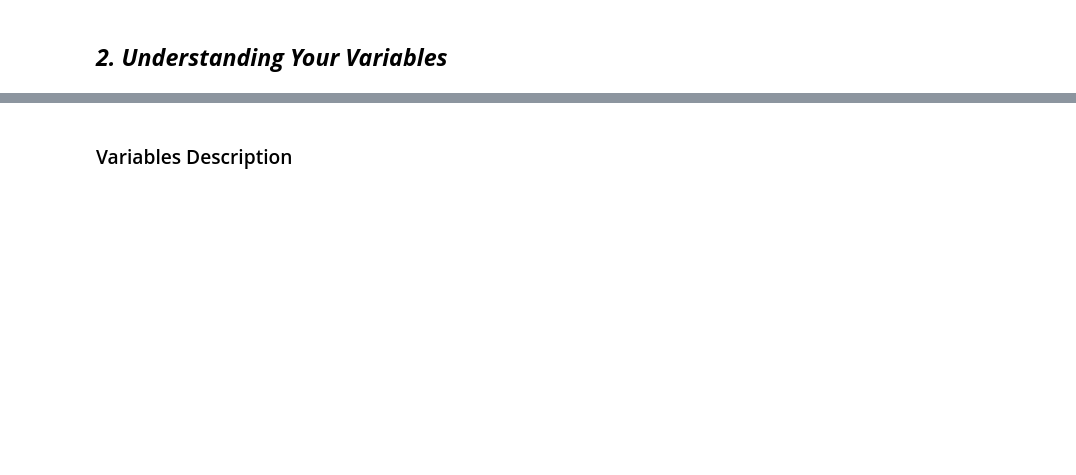
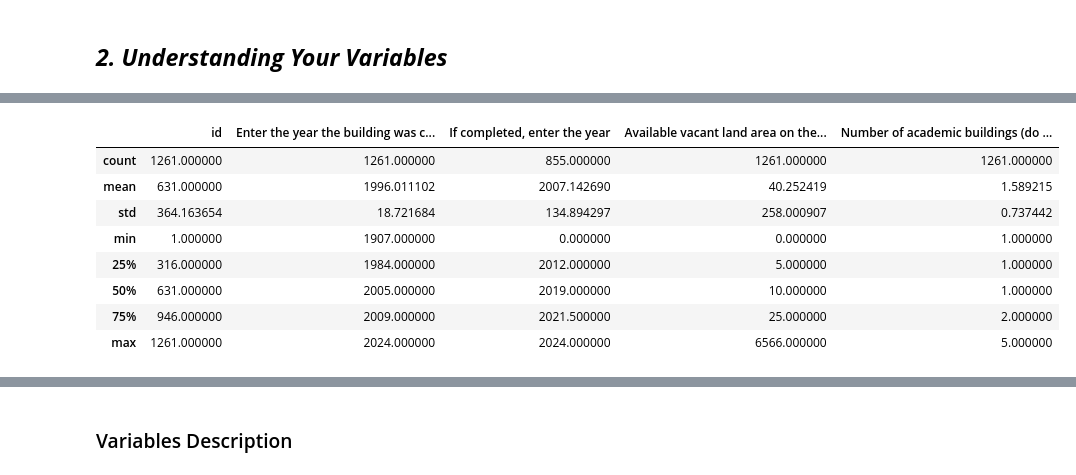
Before and after one commit to Kartikrast/social-infra-prediction-model, a Jupyter notebook: python_files/steps.ipynb, the cells around one changed output, grey strips where cells are left out. Cells and saved outputs as stored; diff of their text form; code cells hidden in the pictures; blank space fills up the shorter version.

```diff
--- a/python_files/steps.ipynb
+++ b/python_files/steps.ipynb
@@ -113,0 +343,12 @@ Answer Here
+# %%
+infrastructure_df.describe()
+# %% [output]
+|  | id | Enter the year the building was c... | If completed, enter the year | Available vacant land area on the... | Number of academic buildings (do ... |
+| count | 1261.000000 | 1261.000000 | 855.000000 | 1261.000000 | 1261.000000 |
+| mean | 631.000000 | 1996.011102 | 2007.142690 | 40.252419 | 1.589215 |
+| std | 364.163654 | 18.721684 | 134.894297 | 258.000907 | 0.737442 |
+| min | 1.000000 | 1907.000000 | 0.000000 | 0.000000 | 1.000000 |
+| 25% | 316.000000 | 1984.000000 | 2012.000000 | 5.000000 | 1.000000 |
+| 50% | 631.000000 | 2005.000000 | 2019.000000 | 10.000000 | 1.000000 |
+| 75% | 946.000000 | 2009.000000 | 2021.500000 | 25.000000 | 2.000000 |
+| max | 1261.000000 | 2024.000000 | 2024.000000 | 6566.000000 | 5.000000 |
```
Also changed, not shown: parts of 31 cells of this notebook.
